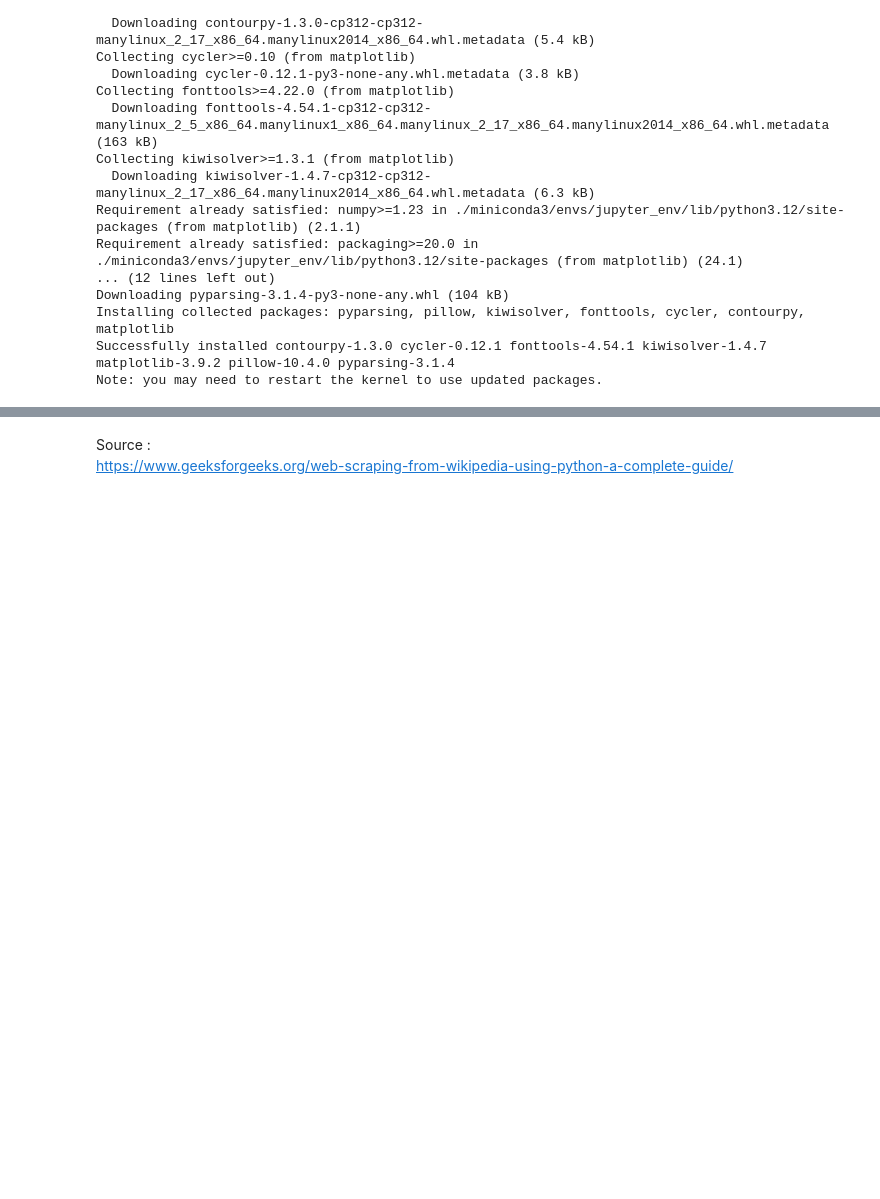
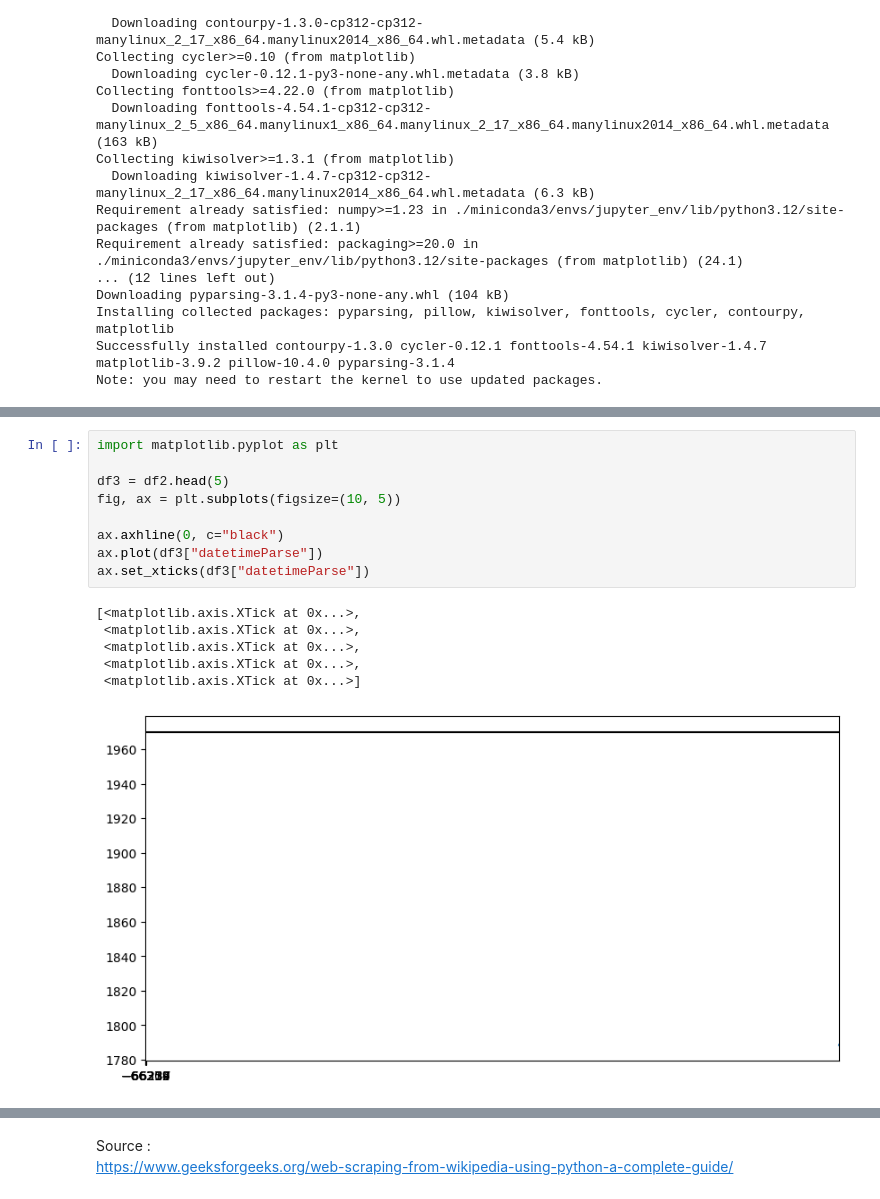
Before and after one commit to GUIAT/Frise-Chronologique-Revolution-Francaise, a Jupyter notebook: Frise Chronologique Revolution Francaise - 20240908.ipynb, the cells around one changed output, grey strips where cells are left out. Cells and saved outputs as stored; diff of their text form; blank space fills up the shorter version.

```diff
--- a/Frise Chronologique Revolution Francaise - 20240908.ipynb
+++ b/Frise Chronologique Revolution Francaise - 20240908.ipynb
@@ -255,3 +280,19 @@ Note: you may need to restart the kernel to use updated packages.
+# %%
+import matplotlib.pyplot as plt
+
+df3 = df2.head(5)
+fig, ax = plt.subplots(figsize=(10, 5))
+
+ax.axhline(0, c="black")
+ax.plot(df3["datetimeParse"])
+ax.set_xticks(df3["datetimeParse"])
+# %% [output]
+[<matplotlib.axis.XTick at 0x...>,
+ <matplotlib.axis.XTick at 0x...>,
+ <matplotlib.axis.XTick at 0x...>,
+ <matplotlib.axis.XTick at 0x...>,
+ <matplotlib.axis.XTick at 0x...>]
+[figure, added]
 # %%
 import matplotlib.pyplot as plt
 
```
Also changed, not shown: parts of 4 cells of this notebook.
